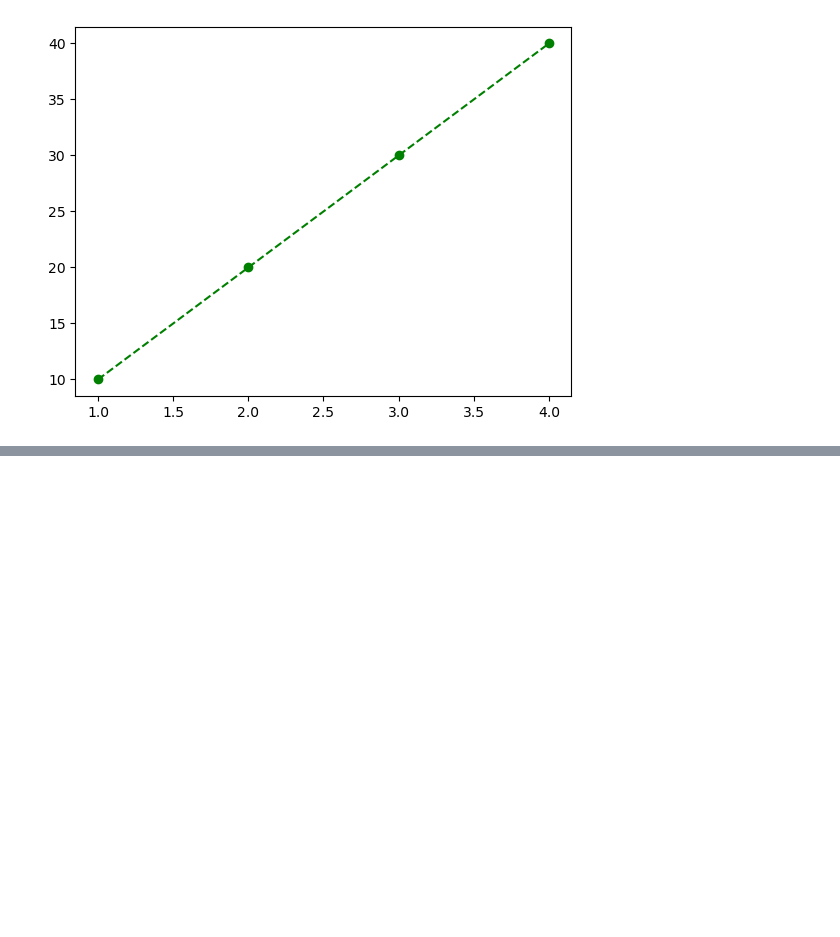
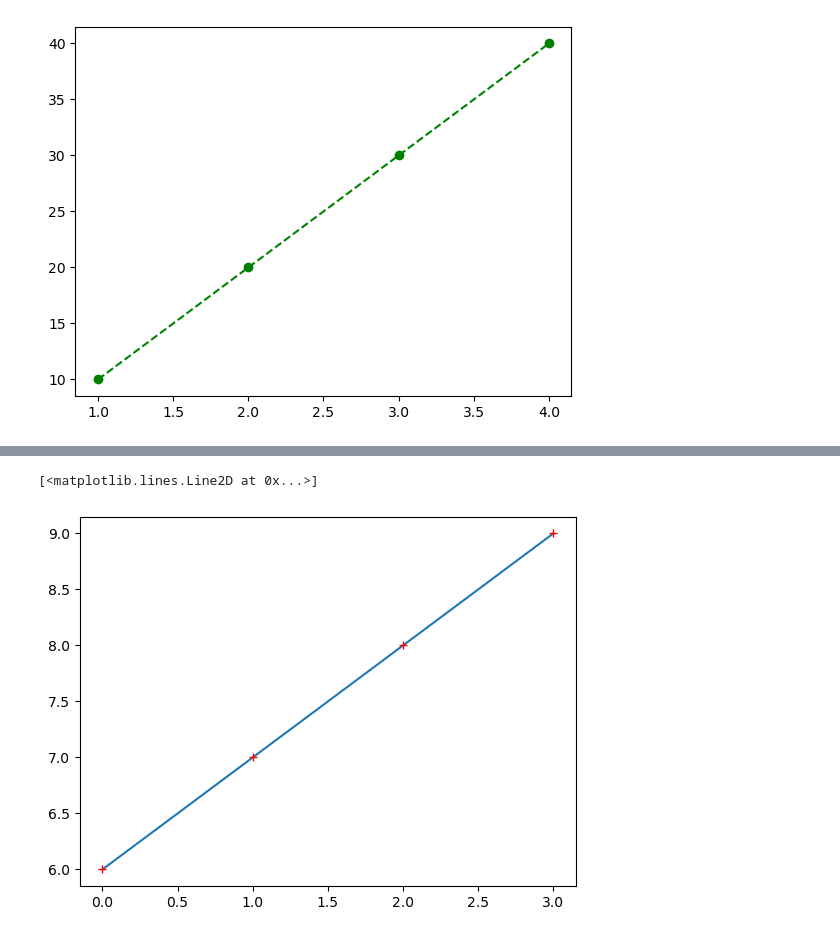
Before and after one commit to Sharafunneesa-pp/DataScienceToolkit, a Jupyter notebook: matplotlib.ipynb, the cells around one changed output, grey strips where cells are left out. Cells and saved outputs as stored; diff of their text form; code cells hidden in the pictures; blank space fills up the shorter version.

```diff
--- a/matplotlib.ipynb
+++ b/matplotlib.ipynb
@@ -35,0 +49,6 @@ plt.plot(a,"ms--",a**2,"yp:",antialiased=True,linewidth=5)
+# %%
+# marker:to display break points
+plt.plot([6,7,8,9],marker="+",markeredgecolor="red")
+# %% [output]
+[<matplotlib.lines.Line2D at 0x...>]
+[figure, added]
```
Also changed, not shown: parts of 23 cells of this notebook.
